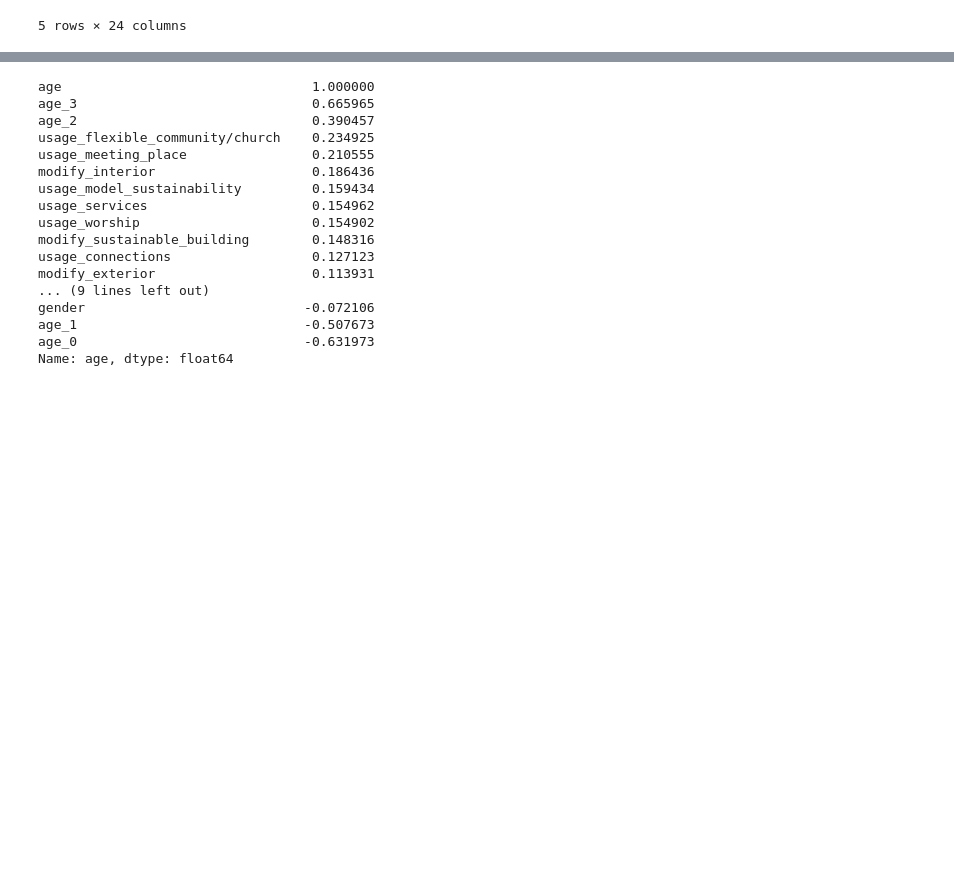
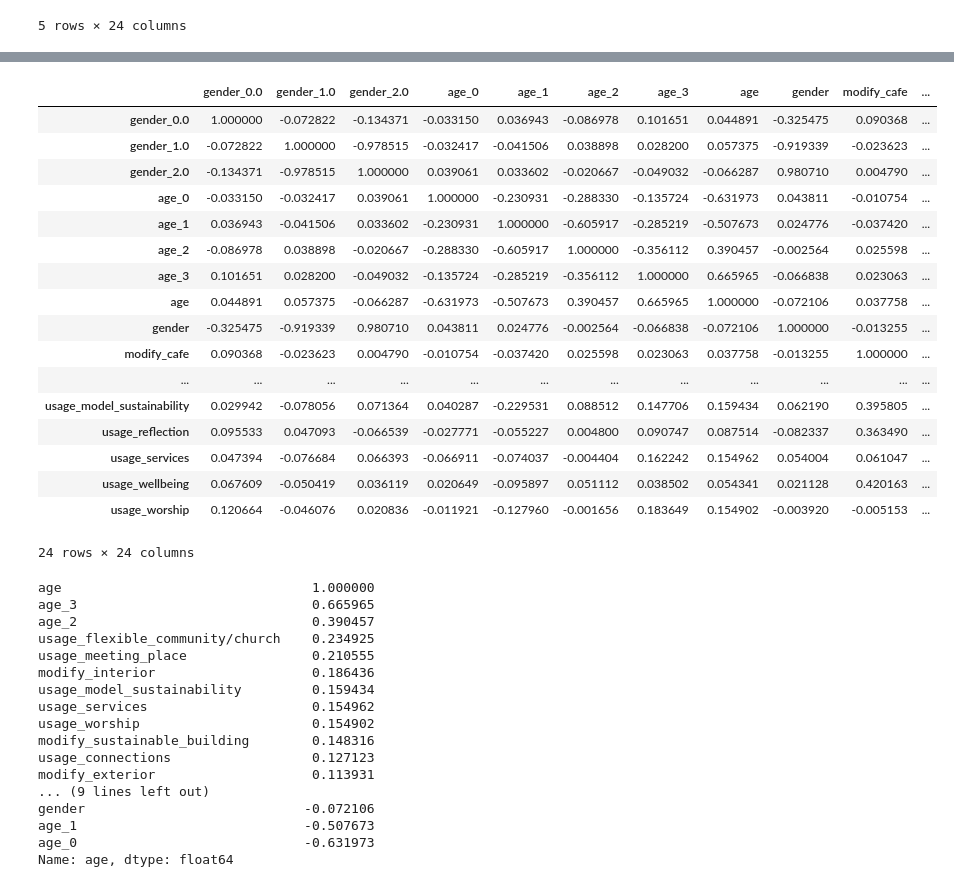
Before and after one commit to koxt2/Garden-Quarter, a Jupyter notebook: garden_quarter.ipynb, the cells around one changed output, grey strips where cells are left out. Drawn from its saved outputs; the diff is of its cells as text; code cells hidden in the pictures; blank space fills up the shorter version.

```diff
--- a/garden_quarter.ipynb
+++ b/garden_quarter.ipynb
@@ -551,5 +579,27 @@ plt.show()
 # %%
 corr_matrix = working_short_tr_encoded.corr()
+
+# check
+corr_matrix
+# %% [output]
+|  | gender_0.0 | gender_1.0 | gender_2.0 | age_0 | age_1 | age_2 | age_3 | age | gender | modify_cafe | ... |
+| gender_0.0 | 1.000000 | -0.072822 | -0.134371 | -0.033150 | 0.036943 | -0.086978 | 0.101651 | 0.044891 | -0.325475 | 0.090368 | ... |
+| gender_1.0 | -0.072822 | 1.000000 | -0.978515 | -0.032417 | -0.041506 | 0.038898 | 0.028200 | 0.057375 | -0.919339 | -0.023623 | ... |
+| gender_2.0 | -0.134371 | -0.978515 | 1.000000 | 0.039061 | 0.033602 | -0.020667 | -0.049032 | -0.066287 | 0.980710 | 0.004790 | ... |
+| age_0 | -0.033150 | -0.032417 | 0.039061 | 1.000000 | -0.230931 | -0.288330 | -0.135724 | -0.631973 | 0.043811 | -0.010754 | ... |
+| age_1 | 0.036943 | -0.041506 | 0.033602 | -0.230931 | 1.000000 | -0.605917 | -0.285219 | -0.507673 | 0.024776 | -0.037420 | ... |
+| age_2 | -0.086978 | 0.038898 | -0.020667 | -0.288330 | -0.605917 | 1.000000 | -0.356112 | 0.390457 | -0.002564 | 0.025598 | ... |
+| age_3 | 0.101651 | 0.028200 | -0.049032 | -0.135724 | -0.285219 | -0.356112 | 1.000000 | 0.665965 | -0.066838 | 0.023063 | ... |
+| age | 0.044891 | 0.057375 | -0.066287 | -0.631973 | -0.507673 | 0.390457 | 0.665965 | 1.000000 | -0.072106 | 0.037758 | ... |
+| gender | -0.325475 | -0.919339 | 0.980710 | 0.043811 | 0.024776 | -0.002564 | -0.066838 | -0.072106 | 1.000000 | -0.013255 | ... |
+| modify_cafe | 0.090368 | -0.023623 | 0.004790 | -0.010754 | -0.037420 | 0.025598 | 0.023063 | 0.037758 | -0.013255 | 1.000000 | ... |
+| ... | ... | ... | ... | ... | ... | ... | ... | ... | ... | ... | ... |
+| usage_model_sustainability | 0.029942 | -0.078056 | 0.071364 | 0.040287 | -0.229531 | 0.088512 | 0.147706 | 0.159434 | 0.062190 | 0.395805 | ... |
+| usage_reflection | 0.095533 | 0.047093 | -0.066539 | -0.027771 | -0.055227 | 0.004800 | 0.090747 | 0.087514 | -0.082337 | 0.363490 | ... |
+| usage_services | 0.047394 | -0.076684 | 0.066393 | -0.066911 | -0.074037 | -0.004404 | 0.162242 | 0.154962 | 0.054004 | 0.061047 | ... |
+| usage_wellbeing | 0.067609 | -0.050419 | 0.036119 | 0.020649 | -0.095897 | 0.051112 | 0.038502 | 0.054341 | 0.021128 | 0.420163 | ... |
+| usage_worship | 0.120664 | -0.046076 | 0.020836 | -0.011921 | -0.127960 | -0.001656 | 0.183649 | 0.154902 | -0.003920 | -0.005153 | ... |
+24 rows × 24 columns
 # %%
 corr_matrix["age"].sort_values(ascending=False)
 # %% [output]
```
Also changed, not shown: parts of 26 cells of this notebook.
